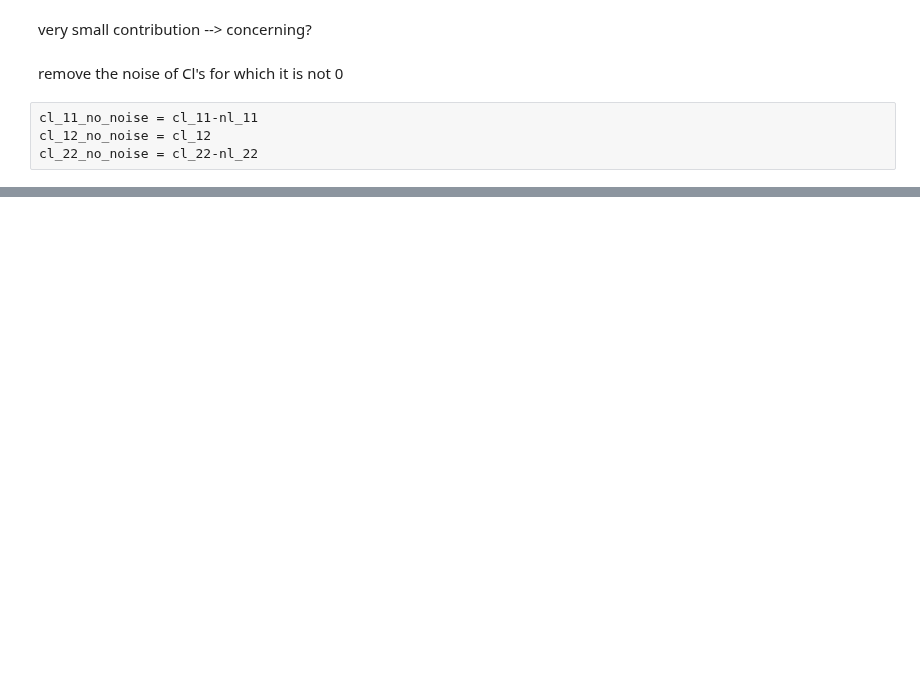
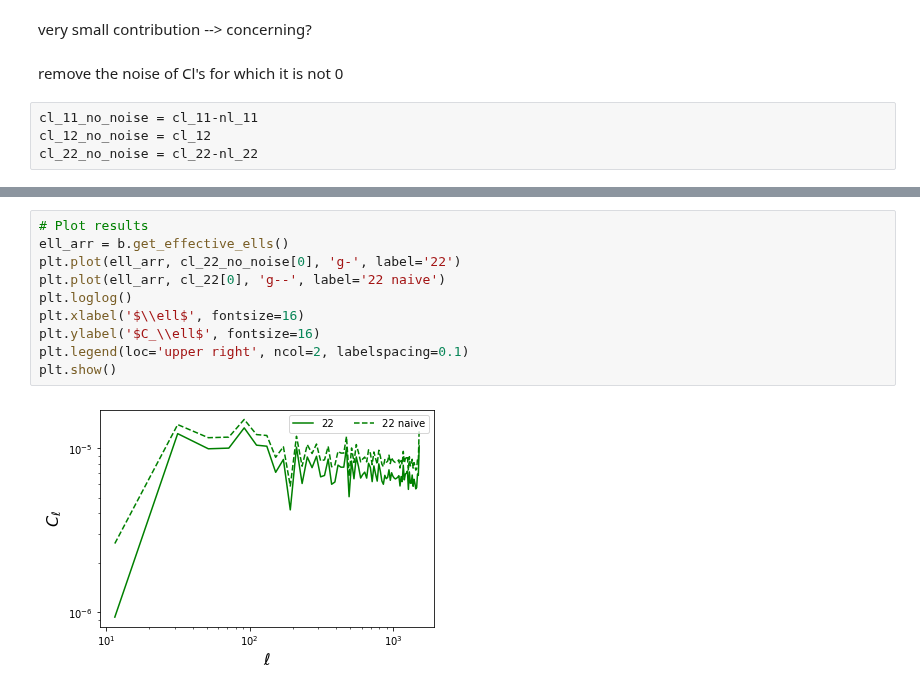
Before and after one commit to Cosmotheka/Cosmotheka, a Jupyter notebook: pipeline/eBOSS_QSO/eQuasar.ipynb, the cells around one changed output, grey strips where cells are left out. Drawn from its saved outputs; the diff is of its cells as text; blank space fills up the shorter version.

```diff
--- a/pipeline/eBOSS_QSO/eQuasar.ipynb
+++ b/pipeline/eBOSS_QSO/eQuasar.ipynb
@@ -357,0 +313,12 @@ plt.show()
+# %%
+# Plot results
+ell_arr = b.get_effective_ells()
+plt.plot(ell_arr, cl_22_no_noise[0], 'g-', label='22')
+plt.plot(ell_arr, cl_22[0], 'g--', label='22 naive')
+plt.loglog()
+plt.xlabel('$\\ell$', fontsize=16)
+plt.ylabel('$C_\\ell$', fontsize=16)
+plt.legend(loc='upper right', ncol=2, labelspacing=0.1)
+plt.show()
+# %% [output]
+[figure, added]
```
Also changed, not shown: parts of 17 cells of this notebook.
